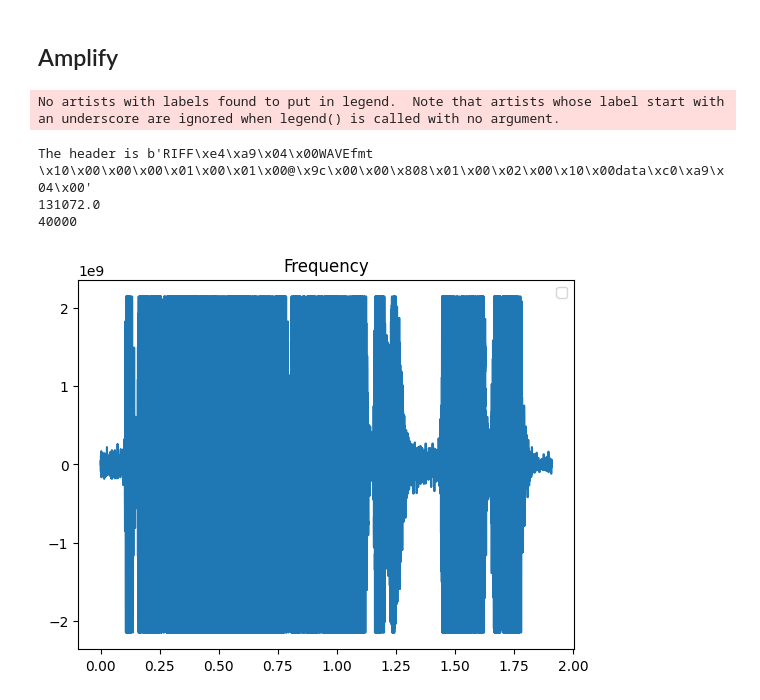
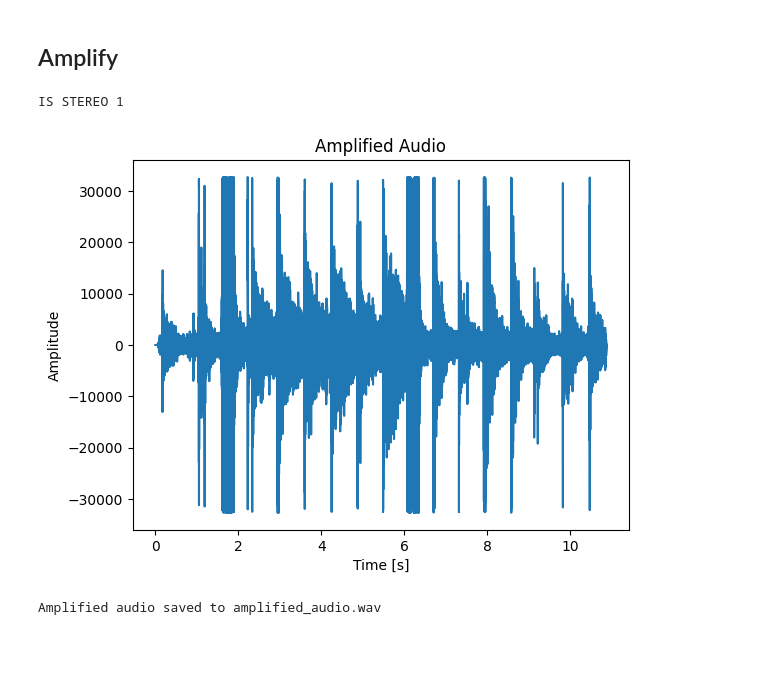
Before and after one commit to N1A1voIt/sound_editor, a Jupyter notebook: python_sound_editor/soud_notebook.ipynb, the cells around one changed output. Cells and saved outputs as stored; diff of their text form; code cells hidden in the pictures; blank space fills up the shorter version.

```diff
--- a/python_sound_editor/soud_notebook.ipynb
+++ b/python_sound_editor/soud_notebook.ipynb
@@ -47,34 +149,45 @@ The header is b'RIFF\xe4\xa9\x04\x00WAVEfmt \x10\x00\x00\x00\x01\x00\x01\x00@\x9
 # %% [markdown]
 ## Amplify
-# %%
-import wave
-def amplify(file_path):
-    sample_rate,data_array = load_audio(file_path)
-    amplified_data = data_array * 100
-    print(data_array[1])
-    #Anti-distortion
-    amplified_data = np.clip(amplified_data, -2147483648, 2147483647)
-    amplified_data = amplified_data.astype(np.int32)
-
-    x_axis = np.arange(0,len(data_array)) / sample_rate
-    plt.plot(x_axis,amplified_data)
-    plt.title("Frequency")
-    plt.legend()
-    output_file = "amplified_audio.wav"
-
-    with wave.open(output_file, 'wb') as out_wave_file:
-        out_wave_file.setnchannels(1)
-        out_wave_file.setsampwidth(4)
-        print(sample_rate)
-        out_wave_file.setframerate(sample_rate * 0.5) # I am using 32-bits so I have to multiply it by 1/2 to make it slower
-
-        for sample in amplified_data:
-            out_wave_file.writeframes(struct.pack('<i', sample))
-
-amplify("output-1.wav")
-# %% [output]
-No artists with labels found to put in legend.  Note that artists whose label start with an underscore are ignored when legend() is called with no argument.
-The header is b'RIFF\xe4\xa9\x04\x00WAVEfmt \x10\x00\x00\x00\x01\x00\x01\x00@\x9c\x00\x00\x808\x01\x00\x02\x00\x10\x00data\xc0\xa9\x04\x00'
-131072.0
-40000
-[figure, removed]
+# %%
+
+def amplifye(file_path, amplification_factor=3):
+    a = read_wav(file_path)
+    sample_rate, data_array = a['sample_rate'], a['samples']
+
+    if isinstance(data_array, np.ndarray):
+        data_array = [data_array]
+
+    amplified_data = [np.array(channel, dtype=np.float32) * amplification_factor for channel in data_array]
+
+    max_val = 40000
+    min_val = -40000
+    amplified_data = [np.clip(channel, min_val, max_val) for channel in amplified_data]
+
+    amplified_data = [channel.astype(np.int16) for channel in amplified_data]
+
+    x_axis = np.arange(0, len(amplified_data[0])) / sample_rate
+    plt.plot(x_axis, amplified_data[0])
+    plt.title("Amplified Audio")
+    plt.xlabel("Time [s]")
+    plt.ylabel("Amplitude")
+    plt.show()
+
+    output_file = "amplified_audio.wav"
+
+    with wave.open(output_file, 'wb') as out_wave_file:
+        num_channels = len(amplified_data)
+        out_wave_file.setnchannels(num_channels)
+        out_wave_file.setsampwidth(2)
+        out_wave_file.setframerate(sample_rate)
+
+        for i in range(len(amplified_data[0])):
+            for channel in amplified_data:
+                out_wave_file.writeframes(struct.pack('<h', channel[i]))
+
+    print(f"Amplified audio saved to {output_file}")
+
+amplifye("whistle/whistling-staircase.wav")
+# %% [output]
+IS STEREO 1
+[figure, added]
+Amplified audio saved to amplified_audio.wav
```
Also changed, not shown: parts of 8 cells of this notebook, 21 other files.
